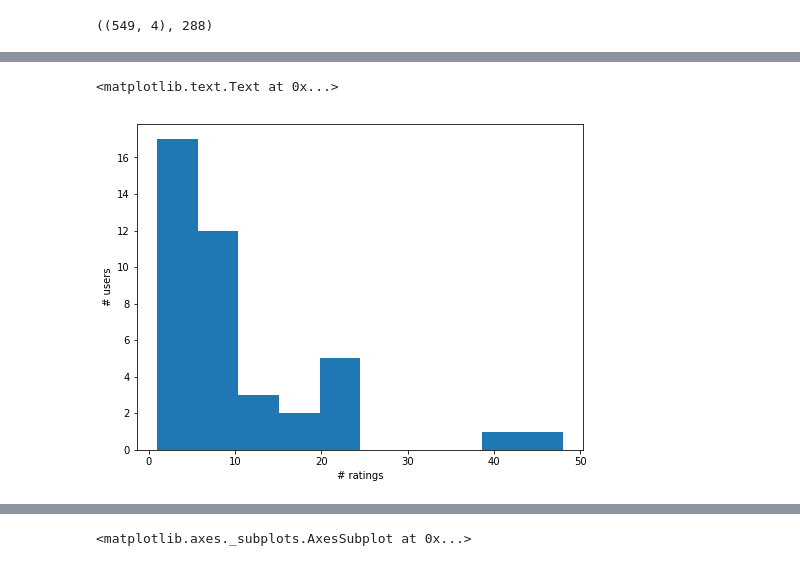
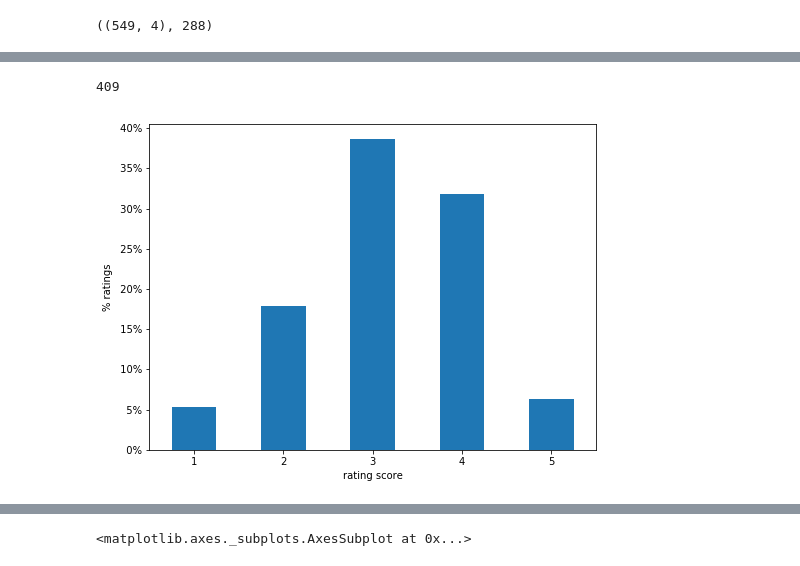
Before and after one commit to JHWu92/Cycling_safety, a Jupyter notebook: rating_platform/database report.ipynb, the cells around one changed output, grey strips where cells are left out. Drawn from its saved outputs; the diff is of its cells as text; code cells hidden in the pictures.

```diff
--- a/rating_platform/database report.ipynb
+++ b/rating_platform/database report.ipynb
@@ -162,9 +166,28 @@ ratings.score.value_counts().to_frame().sort_index().plot(kind='bar',
-# %%
-ax = ratings.groupby('user_id').count().email.plot(kind='hist',
-#                                                    title = 'distribution of number of ratings per user',
-                                                   figsize=(8,6))
-ax.set_xlabel('# ratings')
-ax.set_ylabel('# users')
-# %% [output]
-<matplotlib.text.Text at 0x...>
-[figure, removed]
+# %%
+num_ratings = ratings.shape[0]
+num_ratings
+# %% [output]
+409
+# %%
+# title='distribution of number of ratings per score',
+plot_pcnt = True
+fn_suffix = ' (percentage)' if plot_pcnt else ''
+df_to_plot = ratings.score.value_counts().to_frame().sort_index()
+if plot_pcnt: df_to_plot = df_to_plot/num_ratings
+ax = df_to_plot.plot(kind='bar', figsize=(8,6),legend=False)
+
+if plot_pcnt:
+    vals = ax.get_yticks()
+    ax.set_yticklabels(['{:3.0f}%'.format(x*100) for x in vals])
+
+
+ax.set_xticklabels(df_to_plot.index, rotation=0)
+
+ax.set_xlabel('rating score')
+ax.set_ylabel('# ratings' if not plot_pcnt else '% ratings')
+
+fig = ax.get_figure()
+fig.savefig(u'distribution of number of ratings per score%s.eps' % fn_suffix, format='eps', bbox_inches='tight', pad_inches=0)
+fig.savefig(u'distribution of number of ratings per score%s.png' % fn_suffix, format='png', bbox_inches='tight', pad_inches=0)
+# %% [output]
+[figure, added]
```
Also changed, not shown: parts of 21 cells of this notebook, 1 other file.
